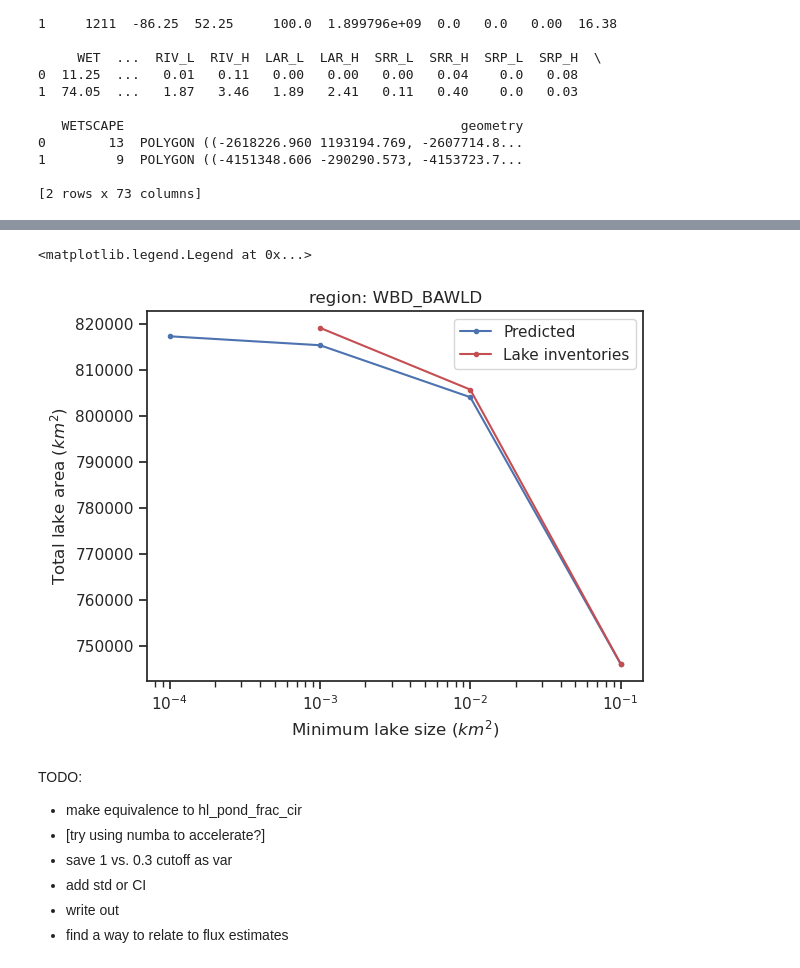
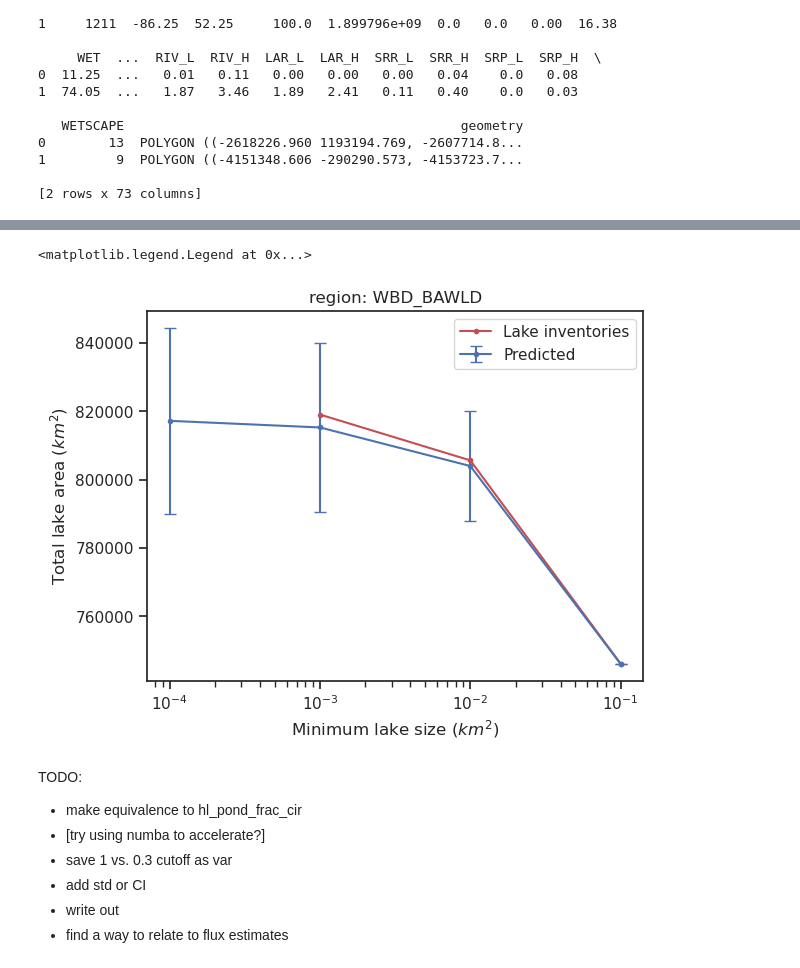
Before and after one commit to ekcomputer/lake-area, a Jupyter notebook: LSD_scale_comparison.ipynb, the cells around one changed output, grey strips where cells are left out. Saved outputs shown, nothing was run; the diff lists cells and outputs as text; code cells hidden in the pictures.

```diff
--- a/LSD_scale_comparison.ipynb
+++ b/LSD_scale_comparison.ipynb
@@ -214,0 +228,27 @@ Median pond fraction for CIR: 6.8164765870156145
+# %%
+def weightedStd(x, w):
+    '''Computes standard deviation of values given as group means x, with weights w'''
+    return np.sqrt((np.average((x-np.average(x, weights=w, axis=0))**2, weights=w, axis=0)).astype('float'))
+
+## Test
+# weightedStd(df_cir_rec.drop(index='All')['HL_pnd_r_2'], df_cir_rec.drop(index='All')['Lake_area'])
+# weightedStd(df_cir_rec.drop(index='All')[ratio_cols], df_cir_rec.drop(index='All')['Lake_area'])
+# %%
+## Lookup table with ratios for extrapolation
+# ratio_table = {
+#     'HL_pnd_r_4': df_cir_rec.loc[ 'All', 'HL_pnd_r_4'],
+#     'HL_pnd_r_3': df_cir_rec.loc[ 'All', 'HL_pnd_r_3'],
+#     'HL_pnd_r_2': df_cir_rec.loc[ 'All', 'HL_pnd_r_2']
+#     }
+ratio_cols = ['HL_pnd_r_4', 'HL_pnd_r_3', 'HL_pnd_r_2']
+ratio_table = pd.DataFrame({
+    'All': df_cir_rec.loc['All', 'HL_pnd_r_4':'HL_pnd_r_2'],
+    'Std': weightedStd(df_cir_rec.drop(index='All')[ratio_cols], df_cir_rec.drop(index='All')['Lake_area']), # [:, 'HL_pnd_r_4':'HL_pnd_r_2']
+    'Std_unwt': df_cir_rec.drop(index='All')[ratio_cols].std(), # unweighted std dev (dont use)
+    'Quant5': df_cir_rec.drop(index='All')[ratio_cols].quantile(0.05),
+    'Quant95': df_cir_rec.drop(index='All')[ratio_cols].quantile(0.95)})
+
+## Pre-add/subt to get upper and lower values based on std, for simplicity and thrift later on
+ratio_table['Lower'] = ratio_table.All - ratio_table.Std
+ratio_table['Upper'] = ratio_table.All + ratio_table.Std
+ratio_table
@@ -398,9 +437,15 @@ for i in tqdm(range(len(gdf))): # 10 # len(gdf)
     gdf.loc[i, 'Plk_area'] = df_tmp.query('(Shp_Area >= 0.01) and  (Shp_Area < 1)').Shp_Area.sum() # perl lakes (not ponds)
     gdf.loc[i, 'Mid_lk_area'] = df_tmp.query('(Shp_Area >= 0.1) and  (Shp_Area < 1)').Shp_Area.sum() # Mid lakes (if I used 0.3 cutoff, I could include all CIR sites) to use for extrapolation
     gdf.loc[i, 'Lg_lk_area'] = df_tmp.query('(Shp_Area >= 1)').Shp_Area.sum() # Large lakes (add to extrapolation)
-    gdf.loc[i, 'Hpnd_extrap4'] = (1 + ratio_dict['HL_pnd_r_4'] / 100) * gdf.loc[i, 'Mid_lk_area'] + gdf.loc[i, 'Lg_lk_area']
-    gdf.loc[i, 'Hpnd_extrap3'] = (1 + ratio_dict['HL_pnd_r_3'] / 100) * gdf.loc[i, 'Mid_lk_area'] + gdf.loc[i, 'Lg_lk_area']
-    gdf.loc[i, 'Hpnd_extrap2'] = (1 + ratio_dict['HL_pnd_r_2'] / 100) * gdf.loc[i, 'Mid_lk_area'] + gdf.loc[i, 'Lg_lk_area']
+    gdf.loc[i, 'Hpnd_extrap4'] = (1 + ratio_table.loc['HL_pnd_r_4', 'All'] / 100) * gdf.loc[i, 'Mid_lk_area'] + gdf.loc[i, 'Lg_lk_area']
+    gdf.loc[i, 'Hpnd_extrap4_l'] = (1 + ratio_table.loc['HL_pnd_r_4', 'Lower'] / 100) * gdf.loc[i, 'Mid_lk_area'] + gdf.loc[i, 'Lg_lk_area']
+    gdf.loc[i, 'Hpnd_extrap4_u'] = (1 + ratio_table.loc['HL_pnd_r_4', 'Upper'] / 100) * gdf.loc[i, 'Mid_lk_area'] + gdf.loc[i, 'Lg_lk_area']
+    gdf.loc[i, 'Hpnd_extrap3'] = (1 + ratio_table.loc['HL_pnd_r_3', 'All'] / 100) * gdf.loc[i, 'Mid_lk_area'] + gdf.loc[i, 'Lg_lk_area']
+    gdf.loc[i, 'Hpnd_extrap3_l'] = (1 + ratio_table.loc['HL_pnd_r_3', 'Lower'] / 100) * gdf.loc[i, 'Mid_lk_area'] + gdf.loc[i, 'Lg_lk_area']
+    gdf.loc[i, 'Hpnd_extrap3_u'] = (1 + ratio_table.loc['HL_pnd_r_3', 'Upper'] / 100) * gdf.loc[i, 'Mid_lk_area'] + gdf.loc[i, 'Lg_lk_area']
+    gdf.loc[i, 'Hpnd_extrap2'] = (1 + ratio_table.loc['HL_pnd_r_2', 'All'] / 100) * gdf.loc[i, 'Mid_lk_area'] + gdf.loc[i, 'Lg_lk_area']
+    gdf.loc[i, 'Hpnd_extrap2_l'] = (1 + ratio_table.loc['HL_pnd_r_2', 'Lower'] / 100) * gdf.loc[i, 'Mid_lk_area'] + gdf.loc[i, 'Lg_lk_area']
+    gdf.loc[i, 'Hpnd_extrap2_u'] = (1 + ratio_table.loc['HL_pnd_r_2', 'Upper'] / 100) * gdf.loc[i, 'Mid_lk_area'] + gdf.loc[i, 'Lg_lk_area']
     gdf.loc[i, 'Meg_lk_area'] = df_tmp.query('(Shp_Area >= 5000)').Shp_Area.sum() # Mega lakes (often subtracted from upscaling)
 
 gdf.head()
@@ -421,17 +481,19 @@ gdf.to_csv(area_extrap_pth)
 # %%
 ## Plot total area as function of extrapolated min. size
 
 sums = gdf.sum()
-plt.plot([0.1, 0.01, 0.001, 0.0001], [sums.HL_area, sums.Hpnd_extrap2, sums.Hpnd_extrap3, sums.Hpnd_extrap4], '.-b', label='Predicted')
+plt.errorbar([0.1, 0.01, 0.001, 0.0001], [sums.HL_area, sums.Hpnd_extrap2, sums.Hpnd_extrap3, sums.Hpnd_extrap4],
+    yerr=[0, sums.Hpnd_extrap2-sums.Hpnd_extrap2_l, sums.Hpnd_extrap3-sums.Hpnd_extrap3_l, sums.Hpnd_extrap4-sums.Hpnd_extrap4_l],
+    capsize=4, fmt='.-b', label='Predicted')
 plt.plot([0.1, 0.01, 0.001], [746137.7599999998, 805675.0937146356, 819091.9657548245], '.-r', label='Lake inventories') # Paste summed values from lake databases here
 plt.xscale('log')
 plt.xlabel('Minimum lake size ($km^2$)')
 plt.ylabel('Total lake area ($km^2$)')
 plt.title(f'region: {roi_region}')
 plt.legend()
 # %% [output]
 <matplotlib.legend.Legend at 0x...>
-[figure, old version]
+[figure, new version]
 # %% [markdown]
 TODO:
 * make equivalence to hl_pond_frac_cir
```
Also changed, not shown: parts of 8 cells of this notebook.
